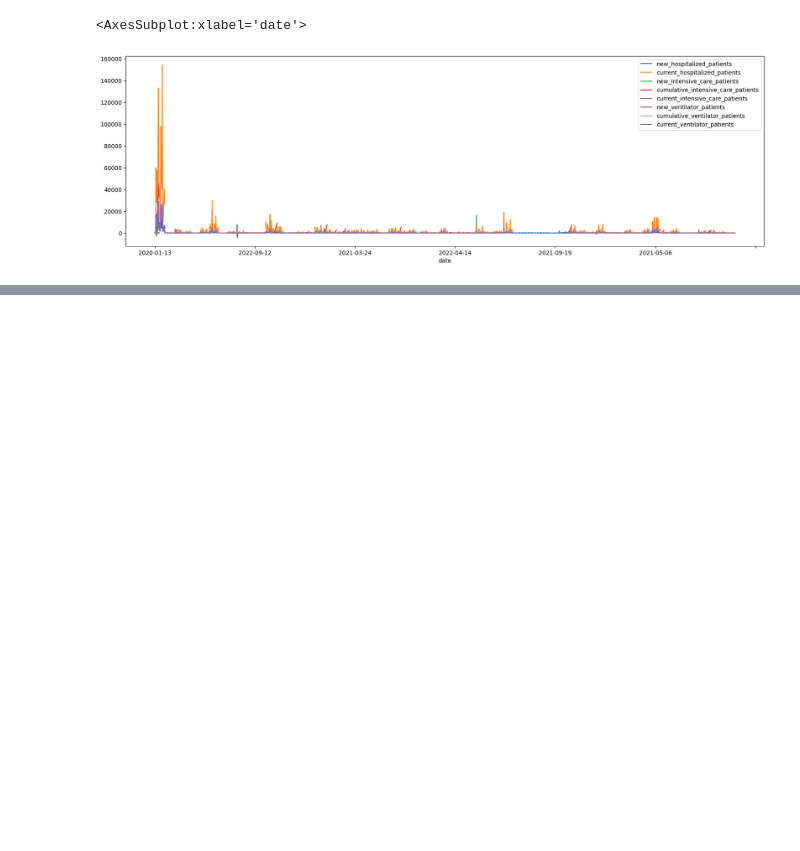
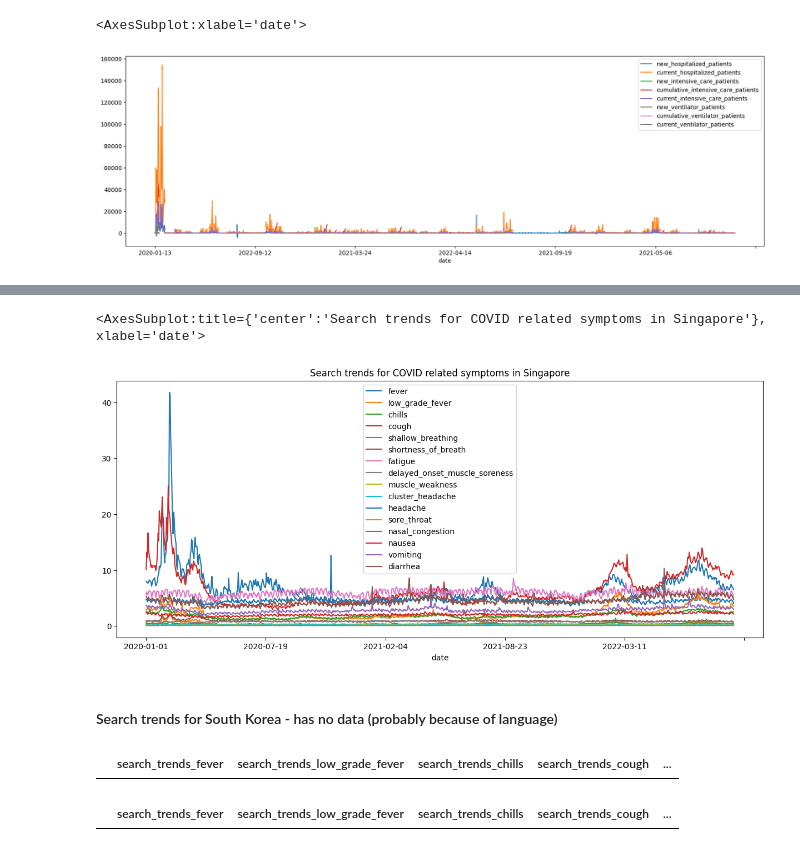
Before and after one commit to TristanKoh/p4ds-project, a Jupyter notebook: tristan-eda.ipynb, the cells around one changed output, grey strips where cells are left out. Drawn from its saved outputs; the diff is of its cells as text; code cells hidden in the pictures; blank space fills up the shorter version.

Commit message:
update eda with search trends

```diff
--- a/tristan-eda.ipynb
+++ b/tristan-eda.ipynb
@@ -350,0 +371,3 @@ df_hosp.loc[df_hosp["country_name"] == "United States of America"].drop("cumulat
+# %%
+## Join country_name from index to search trends
+df_search = dd.merge(df_search, df_index[["location_key", "country_name"]], on = "location_key", how = "left")
@@ -350,0 +428,6 @@ df_hosp.loc[df_hosp["country_name"] == "United States of America"].drop("cumulat
+# %%
+ls_covid_symptoms = ['search_trends_fever', 'search_trends_low_grade_fever', 'search_trends_chills', 'search_trends_cough', 'search_trends_shallow_breathing', 'search_trends_shortness_of_breath', 'search_trends_fatigue', 'search_trends_delayed_onset_muscle_soreness', 'search_trends_muscle_weakness', 'search_trends_cluster_headache', 'search_trends_headache', 'search_trends_sore_throat', 'search_trends_nasal_congestion', 'search_trends_nausea', 'search_trends_vomiting', 'search_trends_diarrhea']
+# %%
+df_search = df_search[ls_covid_symptoms+["date", "location_key", "country_name"]]
+
+df_search.head()
@@ -350,0 +454,32 @@ df_hosp.loc[df_hosp["country_name"] == "United States of America"].drop("cumulat
+# %%
+def plot_search_trends_country(pd_df, country_name) :
+
+
+
+    def convert_to_pd(dask_df) :
+        """Convert to pandas dataframe and change column names"""
+
+        pd_df = dask_df.compute()
+
+        pd_df = pd_df.set_axis([s.replace("search_trends_", "") for s in pd_df.columns], axis = 1)
+
+        return pd_df
+
+    dask_subset = pd_df[pd_df["country_name"] == country_name]
+    pd_df_subset = convert_to_pd(dask_subset)
+    return pd_df_subset.drop(["location_key", "country_name"], axis = 1).plot(x = "date", figsize = (15, 6), title = "Search trends for COVID related symptoms in " + country_name)
+# %%
+plot_search_trends_country(df_search, "Singapore")
+# %% [output]
+<AxesSubplot:title={'center':'Search trends for COVID related symptoms in Singapore'}, xlabel='date'>
+[figure, added]
+# %% [markdown]
+#### Search trends for South Korea - has no data (probably because of language)
+# %%
+df_search[df_search["country_name"] == "Indonesia"].head()
+# %% [output]
+|  | search_trends_fever | search_trends_low_grade_fever | search_trends_chills | search_trends_cough | ... |
+# %%
+df_search[df_search["country_name"] == "Mexico"].head()
+# %% [output]
+|  | search_trends_fever | search_trends_low_grade_fever | search_trends_chills | search_trends_cough | ... |
```
Also changed, not shown: parts of 14 cells of this notebook.
